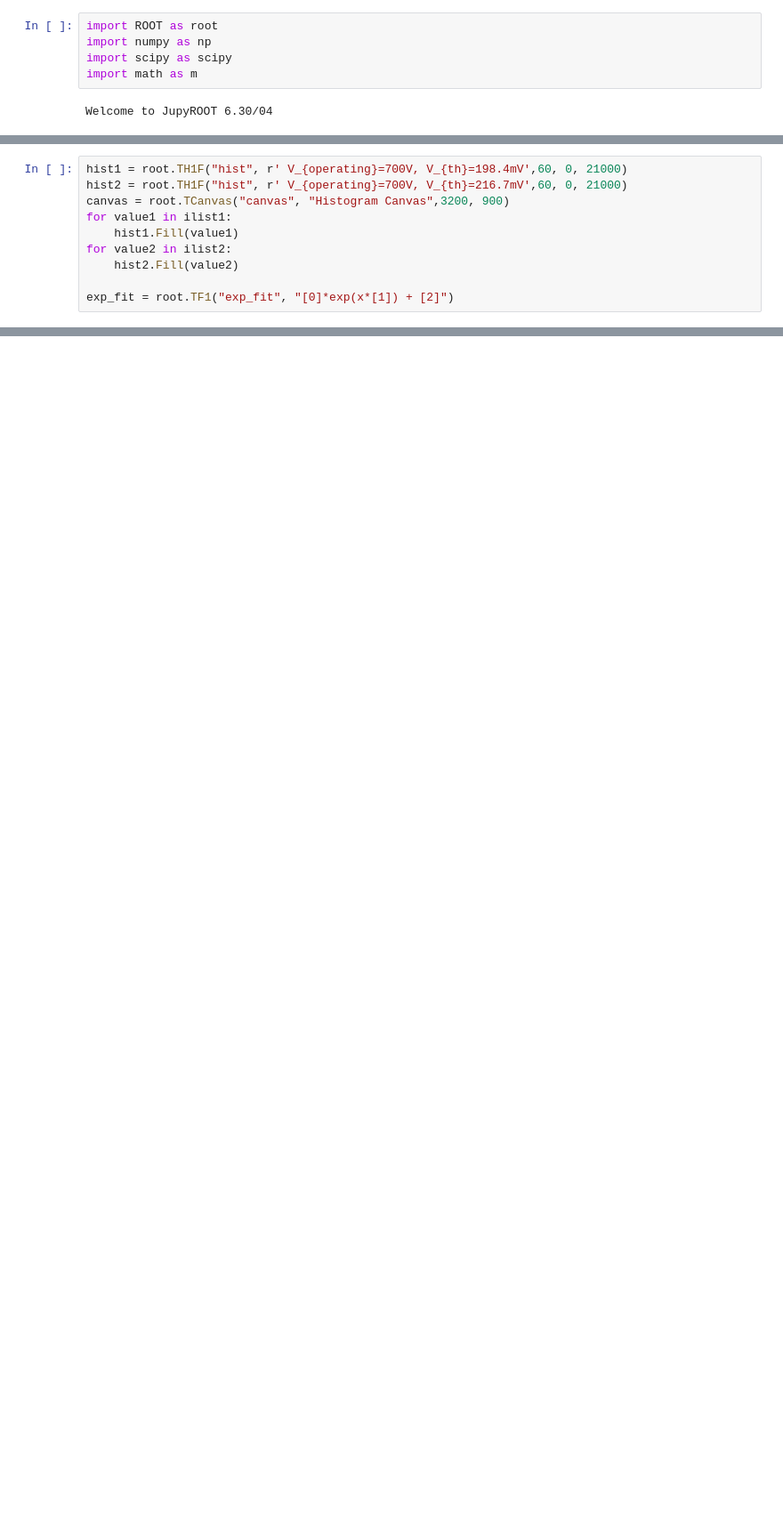
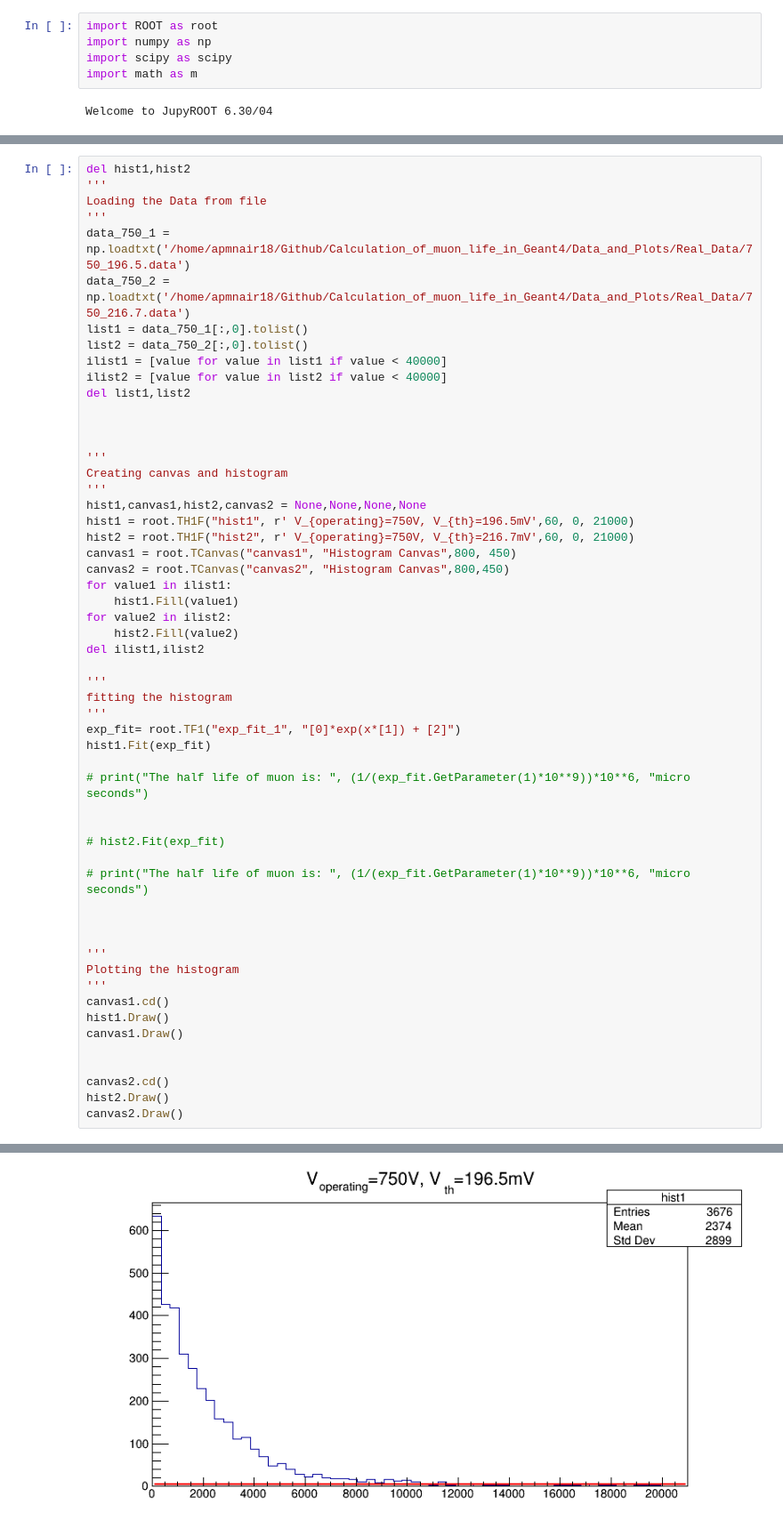
Before and after one commit to ananthapadmanabhan18/Calculation_of_muon_life_in_Geant4, a Jupyter notebook: Data_and_Plots/Plots.ipynb, the cells around one changed output, grey strips where cells are left out. Shown: that part at 89% size. Cells and saved outputs as stored; diff of their text form; blank space fills up the shorter version.

```diff
--- a/Data_and_Plots/Plots.ipynb
+++ b/Data_and_Plots/Plots.ipynb
@@ -23,10 +11,0 @@ list2.clear()
-# %%
-hist1 = root.TH1F("hist", r' V_{operating}=700V, V_{th}=198.4mV',60, 0, 21000)
-hist2 = root.TH1F("hist", r' V_{operating}=700V, V_{th}=216.7mV',60, 0, 21000)
-canvas = root.TCanvas("canvas", "Histogram Canvas",3200, 900)
-for value1 in ilist1:
-    hist1.Fill(value1)
-for value2 in ilist2:
-    hist2.Fill(value2)
-
-exp_fit = root.TF1("exp_fit", "[0]*exp(x*[1]) + [2]")
@@ -48,0 +98,56 @@ canvas.Update()
+# %%
+del hist1,hist2
+'''
+Loading the Data from file
+'''
+data_750_1 = np.loadtxt('/home/apmnair18/Github/Calculation_of_muon_life_in_Geant4/Data_and_Plots/Real_Data/750_196.5.data')
+data_750_2 = np.loadtxt('/home/apmnair18/Github/Calculation_of_muon_life_in_Geant4/Data_and_Plots/Real_Data/750_216.7.data')
+list1 = data_750_1[:,0].tolist()
+list2 = data_750_2[:,0].tolist()
+ilist1 = [value for value in list1 if value < 40000]
+ilist2 = [value for value in list2 if value < 40000]
+del list1,list2
+
+
+
+'''
+Creating canvas and histogram
+'''
+hist1,canvas1,hist2,canvas2 = None,None,None,None
+hist1 = root.TH1F("hist1", r' V_{operating}=750V, V_{th}=196.5mV',60, 0, 21000)
+hist2 = root.TH1F("hist2", r' V_{operating}=750V, V_{th}=216.7mV',60, 0, 21000)
+canvas1 = root.TCanvas("canvas1", "Histogram Canvas",800, 450)
+canvas2 = root.TCanvas("canvas2", "Histogram Canvas",800,450)
+for value1 in ilist1:
+    hist1.Fill(value1)
+for value2 in ilist2:
+    hist2.Fill(value2)
+del ilist1,ilist2
+
+'''
+fitting the histogram
+'''
+exp_fit= root.TF1("exp_fit_1", "[0]*exp(x*[1]) + [2]")
+hist1.Fit(exp_fit)
+
+# print("The half life of muon is: ", (1/(exp_fit.GetParameter(1)*10**9))*10**6, "micro seconds")
+
+
+# hist2.Fit(exp_fit)
+
+# print("The half life of muon is: ", (1/(exp_fit.GetParameter(1)*10**9))*10**6, "micro seconds")
+
+
+
+'''
+Plotting the histogram
+'''
+canvas1.cd()
+hist1.Draw()
+canvas1.Draw()
+
+
+canvas2.cd()
+hist2.Draw()
+canvas2.Draw()
+# %% [output]
@@ -48,0 +163 @@ canvas.Update()
+[figure, added]
```
Also changed, not shown: parts of 9 cells of this notebook.
